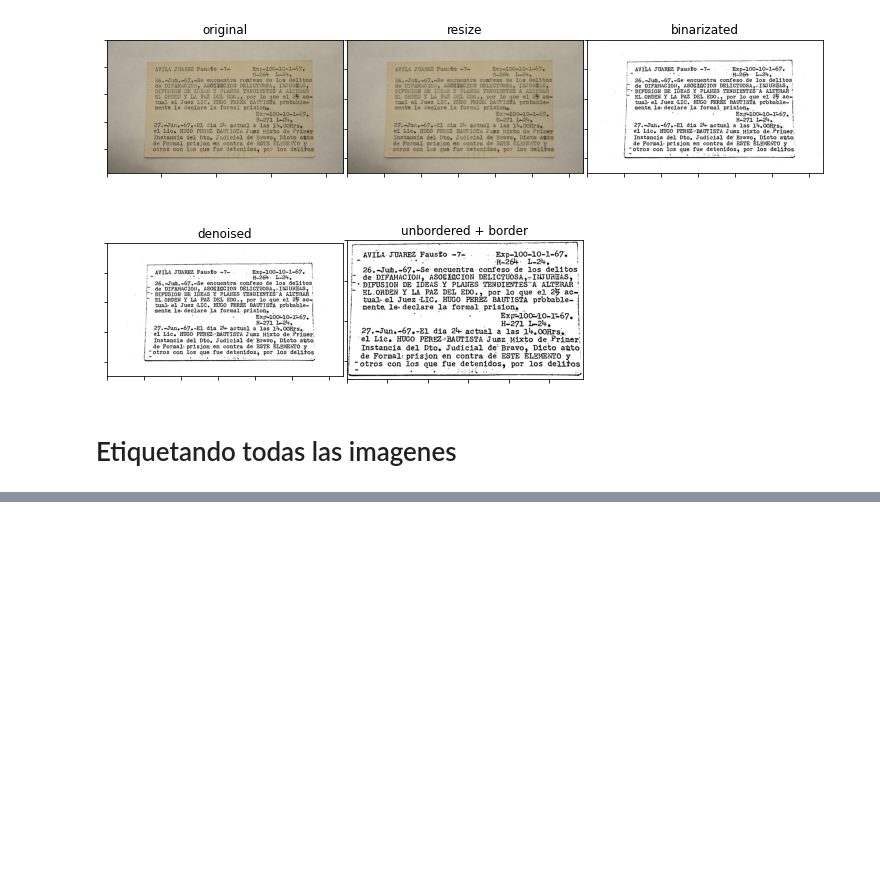
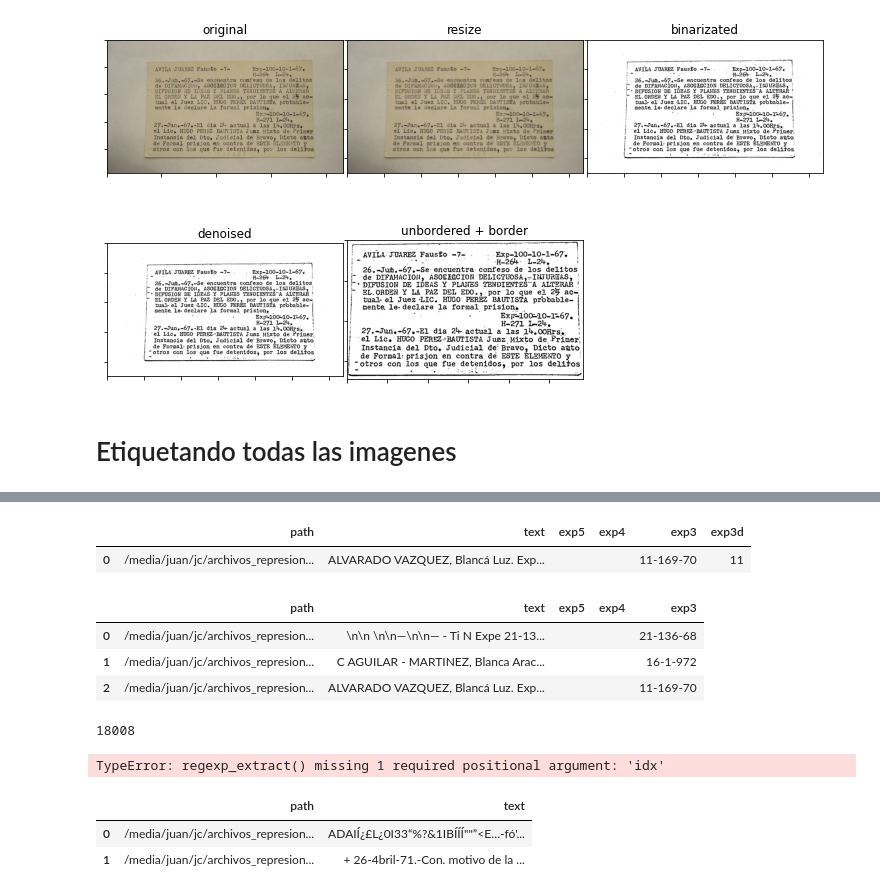
Before and after one commit to datadogmx/archivos_represion_ml, a Jupyter notebook: finding_hype.ipynb, the cells around one changed output, grey strips where cells are left out. Drawn from its saved outputs; the diff is of its cells as text; code cells hidden in the pictures; blank space fills up the shorter version.

```diff
--- a/finding_hype.ipynb
+++ b/finding_hype.ipynb
@@ -245,0 +393,26 @@ i de Formal: prisjon en contra de ESTE ELEMENTO y :
+# %%
+exp_dataframe.where(F.col("path") == "/media/juan/jc/archivos_represion/Ficheros/ACNR_militantes/Alvarado_Vazquez_Blanca_Luz/IMG_6849.JPG").toPandas()
+# %% [output]
+|  | path | text | exp5 | exp4 | exp3 | exp3d |
+| 0 | /media/juan/jc/archivos_represion... | ALVARADO VAZQUEZ, Blancá Luz. Exp... |  |  | 11-169-70 | 11 |
+# %%
+exp_dataframe.where((F.col("exp4")=="")&(F.col("exp3")!="")).limit(3).toPandas()
+# %% [output]
+|  | path | text | exp5 | exp4 | exp3 |
+| 0 | /media/juan/jc/archivos_represion... | \n\n \n\n—\n\n— - Ti N Expe 21-13... |  |  | 21-136-68 |
+| 1 | /media/juan/jc/archivos_represion... | C AGUILAR - MARTINEZ, Blanca Arac... |  |  | 16-1-972 |
+| 2 | /media/juan/jc/archivos_represion... | ALVARADO VAZQUEZ, Blancá Luz. Exp... |  |  | 11-169-70 |
+# %%
+salida_dataframe.count()
+# %% [output]
+18008
+# %%
+salida_dataframe.withColumn("exp", F.regexp_extract(F.col("text"),"(\d{1,3})(-)(\d{1,3})(-)(\w{1,3}")).where(F.col("exp").isNotNull()).limit(3).drop("text").show(truncate=False)
+# %% [output]
+TypeError: regexp_extract() missing 1 required positional argument: 'idx'
+# %%
+salida_dataframe.limit(2).toPandas()
+# %% [output]
+|  | path | text |
+| 0 | /media/juan/jc/archivos_represion... | ADAIÍ¿£L¿0I33“%?&1IBÍÍÍ""”<E…-fó'... |
+| 1 | /media/juan/jc/archivos_represion... | + 26-4bril-71.-Con. motivo de la ... |
```
Also changed, not shown: parts of 27 cells of this notebook, 7 other files.
